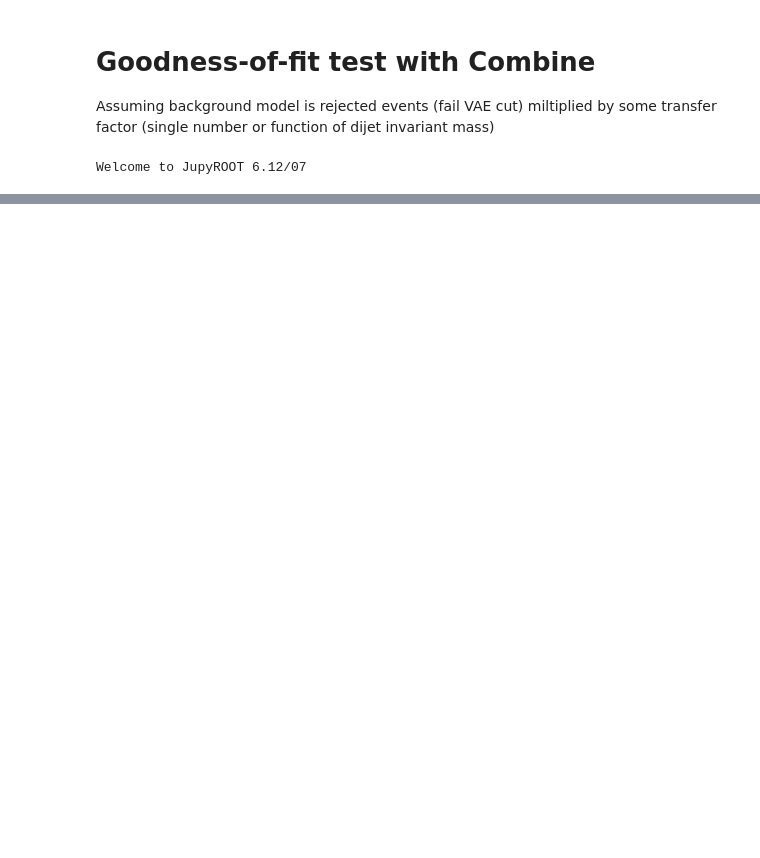
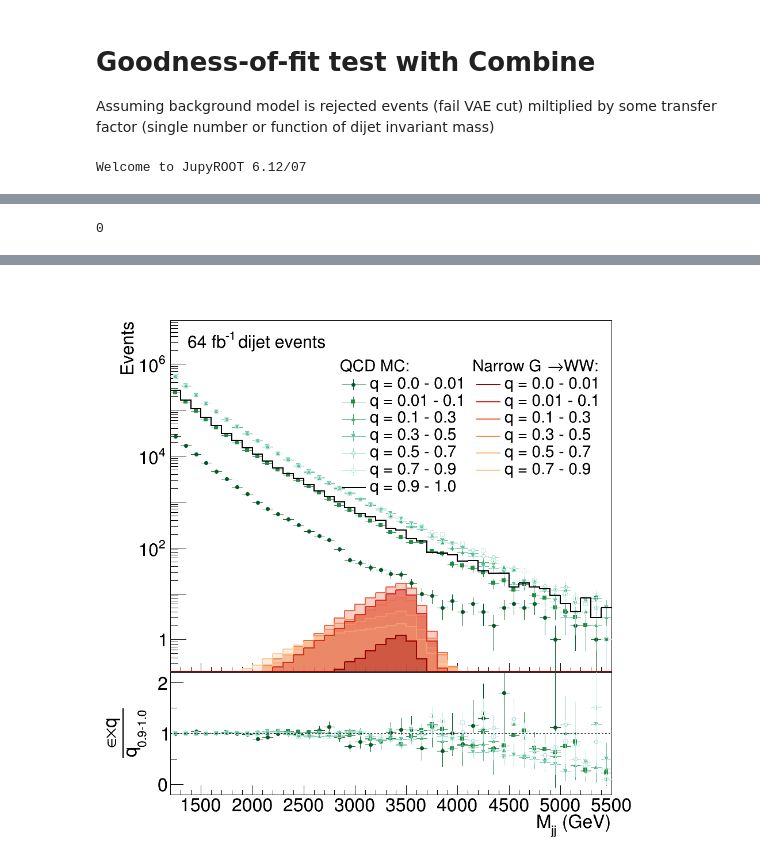
Before and after one commit to mpp-hep/gof_tests, a Jupyter notebook: gof.ipynb, the cells around one changed output, grey strips where cells are left out. Saved outputs shown, nothing was run; the diff lists cells and outputs as text; code cells hidden in the pictures; blank space fills up the shorter version.

Commit message:
Adding latest notebook and python script (python for running fast, notebook for debugging)

```diff
--- a/gof.ipynb
+++ b/gof.ipynb
@@ -298,31 +336,36 @@ c.Draw()
 # %%
 # Draw "nice" ratio plot for paper, check efficiency quantile/template and smoothness
+import cmsstyle #mplhep for Python2 cheatsheet
 
-c_out = rt.TCanvas("ratio", "", 1000, 800)
+c_out = rt.TCanvas("ratio", "", 1000, 1000)
 pad1 = rt.TPad("pad1", "pad1", 0, 0.3, 1, 1.0)
 pad1.SetBottomMargin(0.001)
 pad1.SetLeftMargin(0.13)
 # pad1.SetGridx()
 pad1.Draw()
 pad1.cd()
-leg = rt.TLegend(0.48, 0.5, 0.89, 0.85)
+leg = rt.TLegend(0.42, 0.45, 0.89, 0.80)
 leg.SetNColumns(2)
-leg.SetTextSize(0.05)
+leg.SetTextSize(0.045)
 leg.SetBorderSize(0)
 leg.SetFillStyle(0)
 
 background_hist_template.Draw('HIST')
 background_hist_template.SetTitle("")
 background_hist_template.SetMinimum(0.2)
+background_hist_template.GetYaxis().SetTitleSize(0.05)
+background_hist_template.GetYaxis().SetLabelSize(0.05)
+background_hist_template.GetYaxis().SetTitleOffset(0.95)
 background_hist_template.SetMaximum(qcd_tot.shape[0]*1.2)
-background_hist_template.GetYaxis().SetLabelSize(0.05)
-background_hist_template.GetYaxis().SetTitleSize(0.05)
+background_hist_template.GetYaxis().SetNdivisions(304)
+# background_hist_template.GetYaxis().SetLabelSize(0.05)
+# background_hist_template.GetYaxis().SetTitleSize(0.05)
 # signal_hist_template    .Draw('same HIST')
-leg.SetTextSize (0.03)
-leg.SetTextFont( 62 )
-leg.SetHeader('Data:                        G #rightarrow WW (#sigma = 0.01 pb):')
-leg.SetTextSize (0.03)
-leg.SetTextFont( 42 )
+# leg.SetTextSize (0.03)
+# leg.SetTextFont( 62 )
+leg.SetHeader('QCD MC:              Narrow G#rightarrowWW:')
+# leg.SetTextSize (0.03)
+# leg.SetTextFont( 42 )
 for i,key in enumerate(sorted(histos_data.keys())):
     if i > 0:
         lower_bound = sorted(histos_data.keys())[i-1]
@@ -335,8 +378,8 @@ for i,key in enumerate(sorted(histos_data.keys())):
 background_hist_template.Draw('same HIST')
 histos_signal[0.1].Draw('HIST same')
 histos_signal[0.01].Draw('HIST same')
-leg.SetTextSize(0.04)
-leg.AddEntry(background_hist_template , 'Bkg. template', 'l')
+# leg.SetTextSize(0.04)
+leg.AddEntry(background_hist_template , 'q = 0.9 - 1.0', 'l')
 leg.Draw('same')
 
 pad1.SetLogy()
@@ -358,23 +401,26 @@ for i,key in enumerate(sorted(histos_data.keys())):
         lower_bound = sorted(histos_data.keys())[i-1]
     else:
         lower_bound = 0.0
+    histos_data[key].Sumw2()
     data_hist_ratio[key] = histos_data[key].Clone('data_hist_ratio_{}'.format(i))
-
+    background_hist_template.Sumw2()
     data_hist_ratio[key].Divide(background_hist_template)
+    data_hist_ratio[key].Scale(background_hist_template.Integral()/histos_data[key].Integral())
     data_hist_ratio[key].binning = bin_edges
-    # data_hist_ratio.Scale(data_hist_rej.Integral()/data_hist_acc.Integral())
     if i == 0:
         print(i)
         data_hist_ratio[key].SetTitle('')
         data_hist_ratio[key].Draw('pez')
-        data_hist_ratio[key].SetMaximum(2.8)
-        data_hist_ratio[key].SetMinimum(0.0)
-        data_hist_ratio[key].SetYTitle('Data/Template')
-        data_hist_ratio[key].GetYaxis().SetTitleOffset(0.5)
+        data_hist_ratio[key].SetMaximum(2.2)
+        data_hist_ratio[key].SetMinimum(-0.2)
+        data_hist_ratio[key].SetYTitle('#frac{#epsilon#timesq}{q_{0.9-1.0}}')
+        data_hist_ratio[key].GetYaxis().CenterTitle()
+        data_hist_ratio[key].SetXTitle('M_{jj} (GeV)')
+        data_hist_ratio[key].GetYaxis().SetTitleOffset(0.4)
         data_hist_ratio[key].GetYaxis().SetTitleSize(0.12)
         data_hist_ratio[key].GetYaxis().SetLabelSize(0.12)
-        data_hist_ratio[key].GetYaxis().SetNdivisions(506)
-        data_hist_ratio[key].GetXaxis().SetNdivisions(506)
+        data_hist_ratio[key].GetYaxis().SetNdivisions(304)
+        data_hist_ratio[key].GetXaxis().SetNdivisions(909)
         data_hist_ratio[key].GetXaxis().SetTitleOffset(0.95)
         data_hist_ratio[key].GetXaxis().SetTitleSize(0.12)
         data_hist_ratio[key].GetXaxis().SetLabelSize(0.12)
@@ -383,7 +429,8 @@ for i,key in enumerate(sorted(histos_data.keys())):
         data_hist_ratio[key].Draw('pez same')
 
 
-    tline[key] = rt.TLine(min_bin, (key-lower_bound)/0.1, max_bin, (key-lower_bound)/0.1)
+#     tline[key] = rt.TLine(min_bin, (key-lower_bound)/0.1, max_bin, (key-lower_bound)/0.1)
+    tline[key] = rt.TLine(min_bin, 1.0, max_bin, 1.0)
     tline[key].SetLineColor(rt.kBlack)
     tline[key].SetLineStyle(rt.kDashed)
     tline[key].Draw('same')
@@ -399,13 +446,15 @@ for i,key in enumerate(sorted(histos_data.keys())):
 c_out.cd()
 latex = rt.TLatex()
 latex.SetNDC ()
-latex.SetTextSize (0.03)
-latex.SetTextFont( 62 )
-latex.DrawLatex (0.17 ,0.87 , "%.1f fb^{-1} dijet events"%lumi)
-latex.SetTextSize (0.03)
+latex.SetTextSize (0.033)
 latex.SetTextFont( 42 )
-latex.DrawLatex(0.17 ,0.83 , "#Delta#eta_{jj} < 1.3, M_{jj} > 1246 GeV")
-latex.DrawLatex(0.17 ,0.79 , "p_{T} > 200 GeV, |#eta| < 2.5")
+latex.DrawLatex (0.16 ,0.88 , "%.0f fb^{-1} dijet events"%lumi)
+# latex.SetTextSize (0.03)
+# latex.SetTextFont( 42 )
+# latex.DrawLatex(0.17 ,0.83 , "#Delta#eta_{jj} < 1.3, M_{jj} > 1.2 TeV")
+# latex.DrawLatex(0.17 ,0.79 , "p_{T} > 200 GeV, |#eta| < 2.5")
 c_out.Update()
 c_out.Draw()
 c_out.SaveAs('mjj_all.pdf')
+# %% [output]
+0
@@ -411,0 +474 @@ c_out.SaveAs('mjj_all.pdf')
+[figure, added]
```
Also changed, not shown: parts of 28 cells of this notebook, 1 other file.
